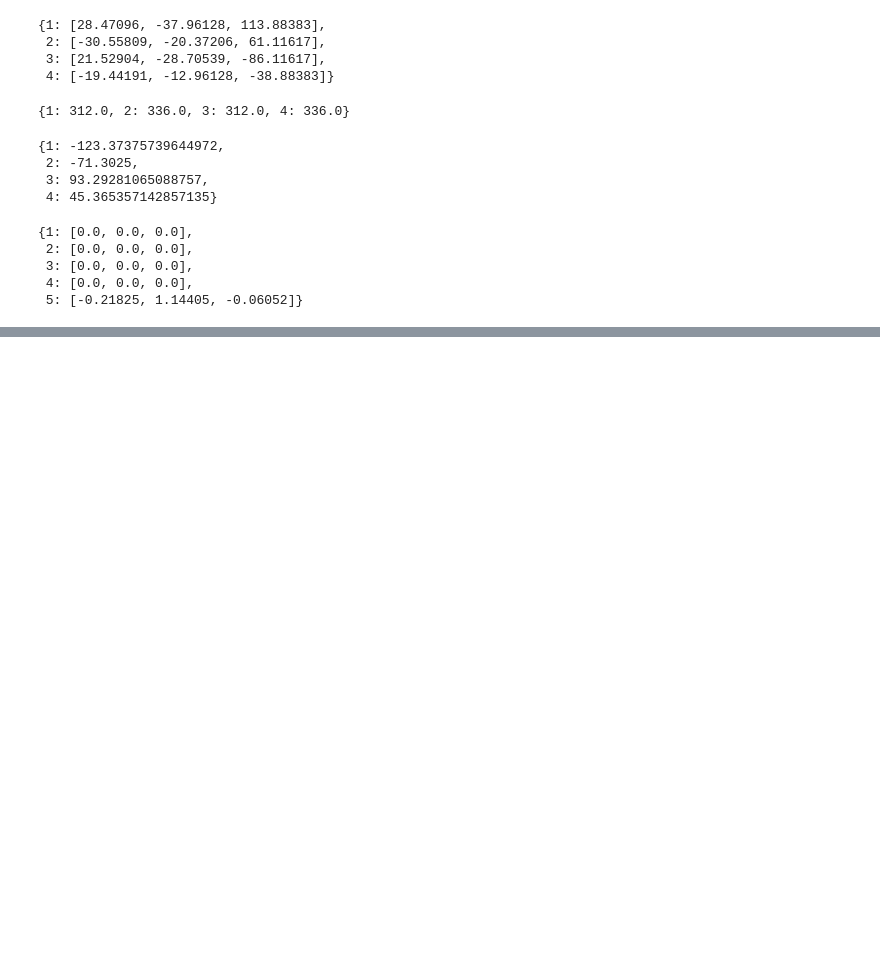
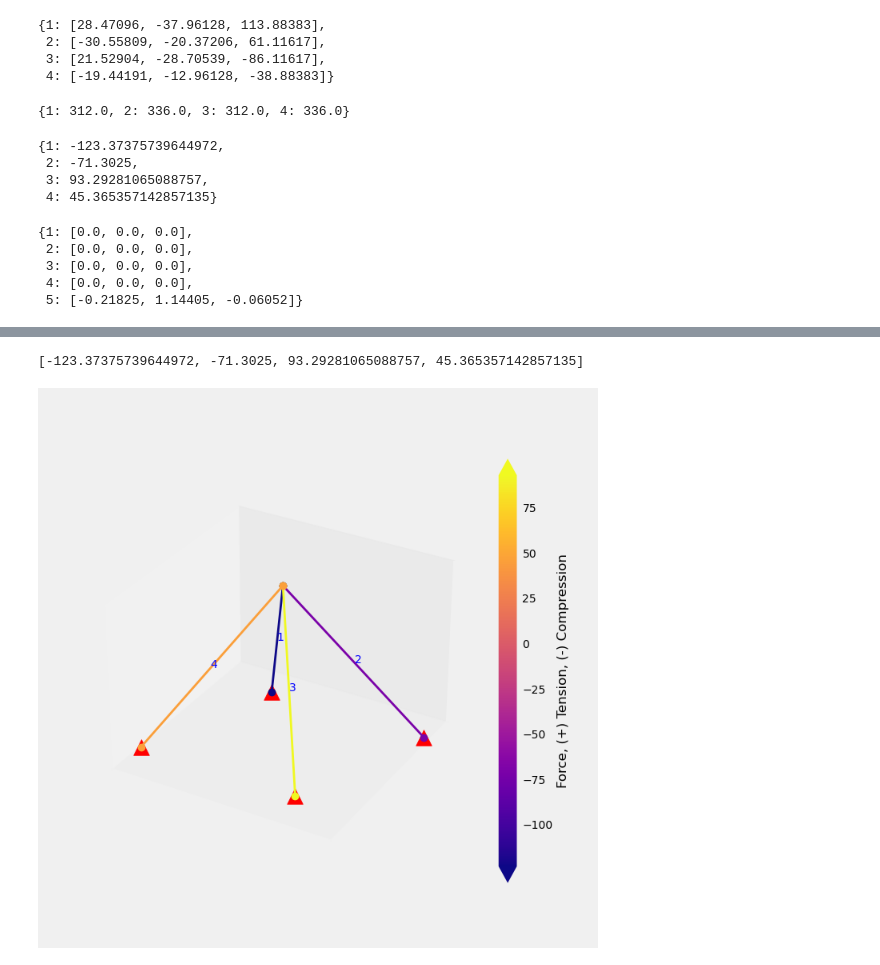
Before and after one commit to mjamezquidilla/pysead, a Jupyter notebook: Examples/Truss_3D/Example 2.ipynb, the cells around one changed output, grey strips where cells are left out. Saved outputs shown, nothing was run; the diff lists cells and outputs as text; code cells hidden in the pictures; blank space fills up the shorter version.

Commit message:
Added Force and Stress Heat Map

```diff
--- a/Examples/Truss_3D/Example 2.ipynb
+++ b/Examples/Truss_3D/Example 2.ipynb
@@ -63,0 +64,5 @@ Four_Bar_Truss.Draw_Truss_Displacements()
+# %%
+Four_Bar_Truss.Draw_Truss_Axial_Force_Map(figure_size=[7,7])
+# %% [output]
+[-123.37375739644972, -71.3025, 93.29281065088757, 45.365357142857135]
+[figure, added]
```
Also changed, not shown: parts of 2 cells of this notebook, 3 other files.
